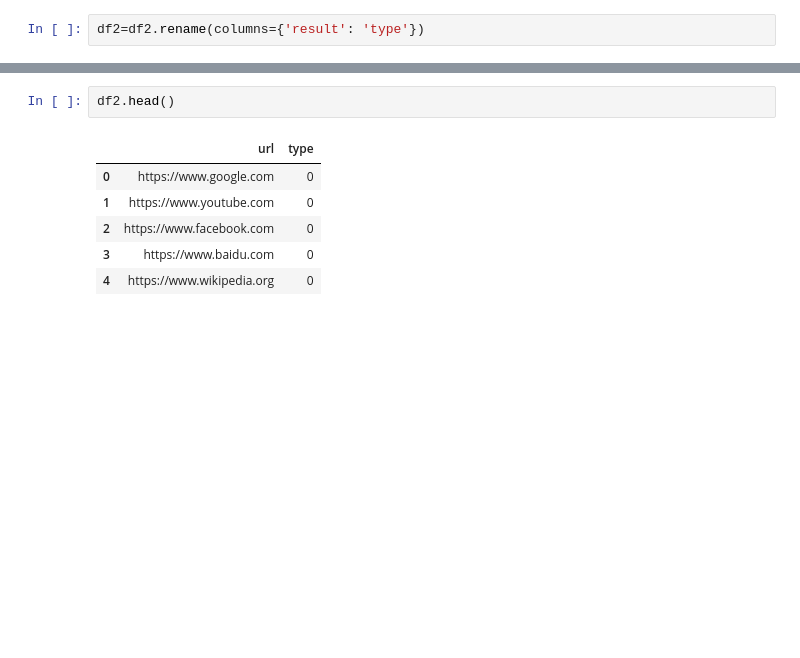
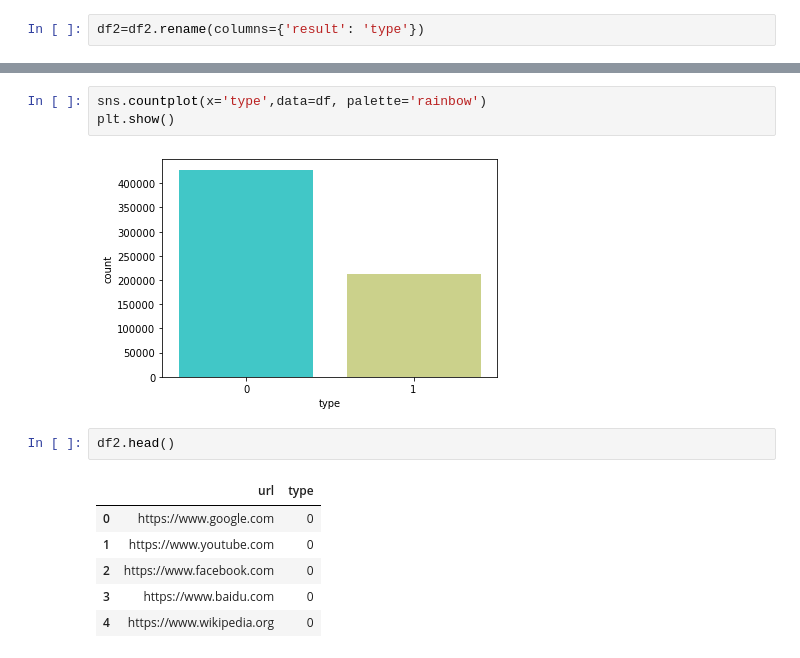
Before and after one commit to alphabeta2206/Mal_URL, a Jupyter notebook: Models/Model-1.ipynb, the cells around one changed output, grey strips where cells are left out. Cells and saved outputs as stored; diff of their text form; blank space fills up the shorter version.

```diff
--- a/Models/Model-1.ipynb
+++ b/Models/Model-1.ipynb
@@ -104,3 +101,8 @@ df2=df2.rename(columns={'result': 'type'})
+# %%
+sns.countplot(x='type',data=df, palette='rainbow')
+plt.show()
+# %% [output]
+[figure, added]
 # %%
 df2.head()
 # %% [output]
```
Also changed, not shown: parts of 21 cells of this notebook, 1 other file.
